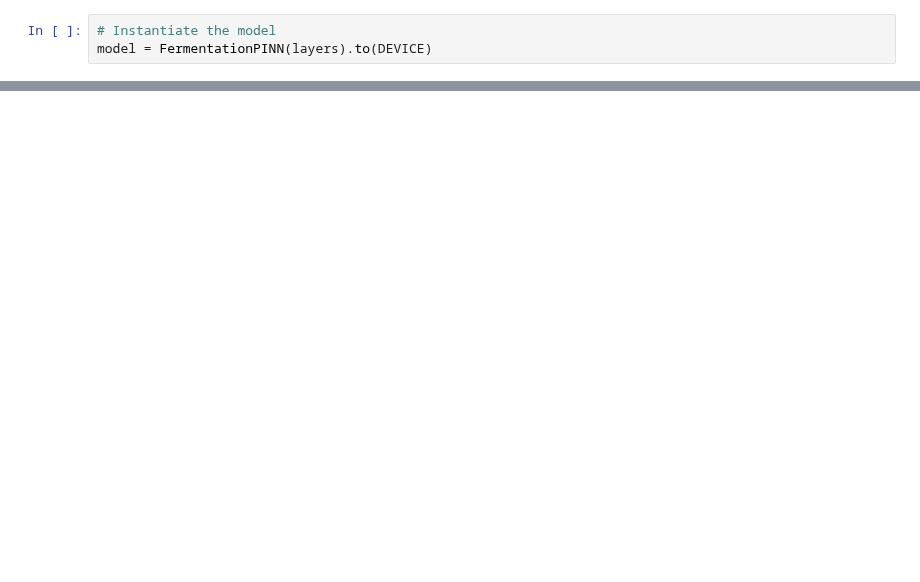
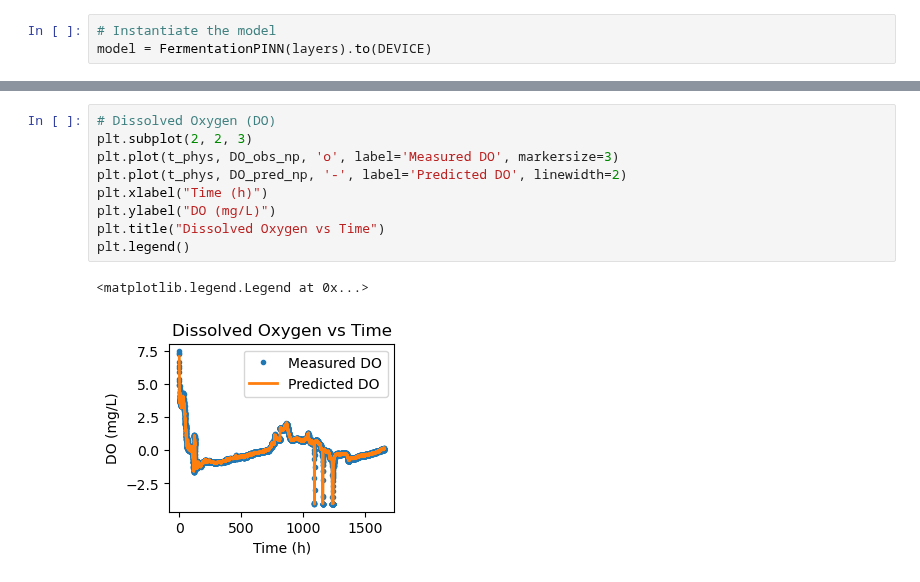
Before and after one commit to EmmanuelLwele/Physics-Informed-Beer-Fermentation-Modelling, a Jupyter notebook: Beer_Fermentation_PINN_with_DO_pH.ipynb, the cells around one changed output, grey strips where cells are left out. Saved outputs shown, nothing was run; the diff lists cells and outputs as text; blank space fills up the shorter version.

```diff
--- a/Beer_Fermentation_PINN_with_DO_pH.ipynb
+++ b/Beer_Fermentation_PINN_with_DO_pH.ipynb
@@ -541,0 +536,12 @@ def loss_fn():
+# %%
+# Dissolved Oxygen (DO)
+plt.subplot(2, 2, 3)
+plt.plot(t_phys, DO_obs_np, 'o', label='Measured DO', markersize=3)
+plt.plot(t_phys, DO_pred_np, '-', label='Predicted DO', linewidth=2)
+plt.xlabel("Time (h)")
+plt.ylabel("DO (mg/L)")
+plt.title("Dissolved Oxygen vs Time")
+plt.legend()
+# %% [output]
+<matplotlib.legend.Legend at 0x...>
+[figure, added]
```
Also changed, not shown: parts of 29 cells of this notebook, 1 other file.
